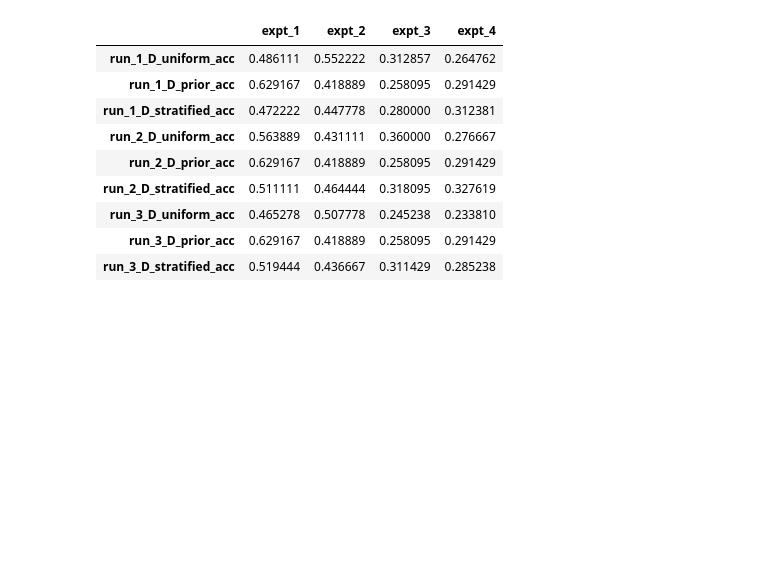
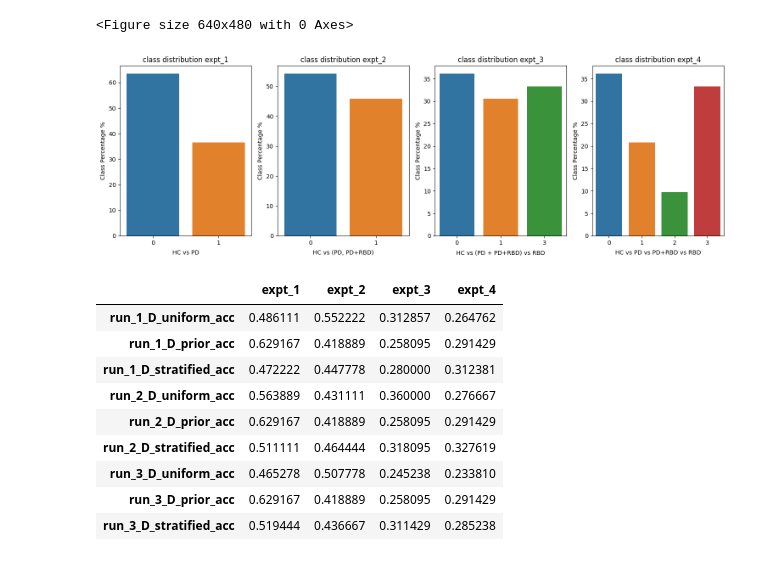
Before and after one commit to Laprama/RBD_using_custom_package, a Jupyter notebook: Execute New Experiments/Dummy_Models.ipynb, the cells around one changed output. Saved outputs shown, nothing was run; the diff lists cells and outputs as text; code cells hidden in the pictures; blank space fills up the shorter version.

Commit message:
Added data distribution graphs

```diff
--- a/Execute New Experiments/Dummy_Models.ipynb
+++ b/Execute New Experiments/Dummy_Models.ipynb
@@ -56,6 +56,7 @@ y = pd.read_hdf(load_path + 'y_full.h5', key='df', mode='r')
 groups = pd.read_hdf(load_path + 'groups.h5', key='df', mode='r')
 
 mean_results_dict = {}
+class_distributions = {}
 
 for i in [1,2,3,4]:
 
@@ -80,12 +81,37 @@ for i in [1,2,3,4]:
 
     expt = 'expt_' + str(i)
 
+    class_distributions[expt] = y_expt.value_counts()
+
     mean_results_dict[expt] = mean_results
 
     t2 = time.time()
     t2 - t1
 
 mean_results_df = pd.concat(mean_results_dict , axis = 1)
+# %%
+#Do the plots again for data type accuracy distribution
+fig = plt.figure()
+fig = plt.figure(figsize=(15,5),dpi=100)
+captions = ['HC vs PD' , 'HC vs (PD, PD+RBD)' , 'HC vs (PD + PD+RBD) vs RBD' , 'HC vs PD vs PD+RBD vs RBD' ]
+
+for i in [1,2,3,4]:
+    expt_num = i
+    expt = 'expt_' + str(i)
+
+    ax = fig.add_subplot(1,4,i)
+    plt.title('class distribution ' + expt)
+    #percen tej in each class
+    sns.barplot(x = class_distributions[expt].index, y= class_distributions[expt].values*100 / class_distributions[expt].values.sum() )
+    plt.text(0.5, -0.1, captions[i-1] , ha='center', va='center', transform=plt.gca().transAxes)
+
+    plt.ylabel('Class Percentage %')
+    plt.tight_layout()
+
+plt.tight_layout()
+# %% [output]
+<Figure size 640x480 with 0 Axes>
+[figure, added]
 # %%
 mean_results_df
 # %% [output]
```
Also changed, not shown: 1 other file.
